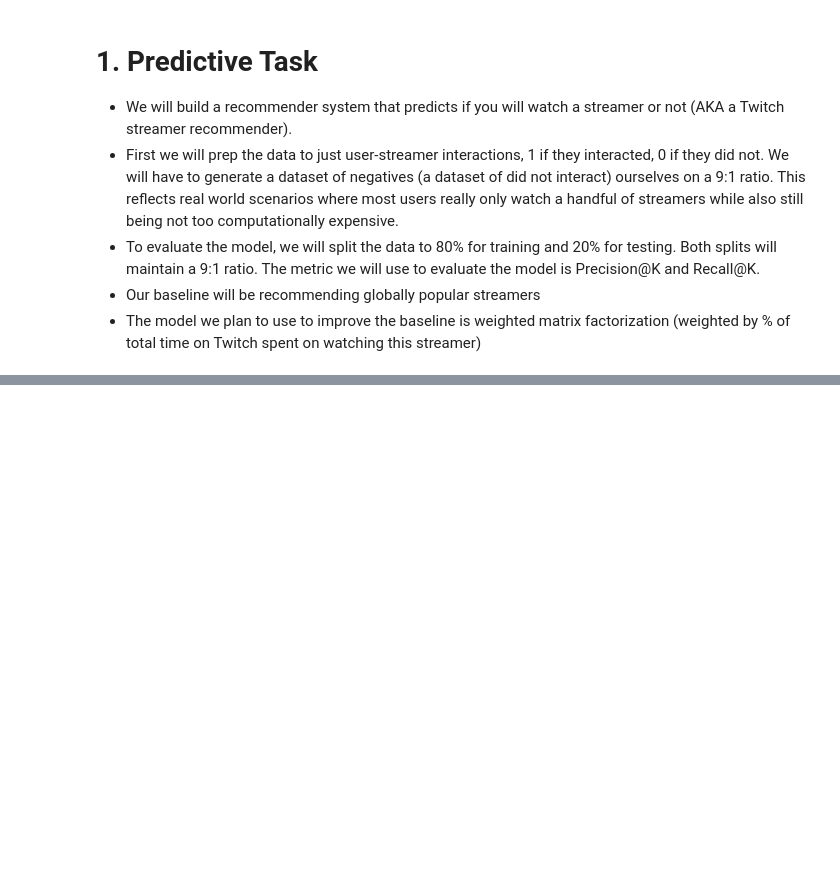
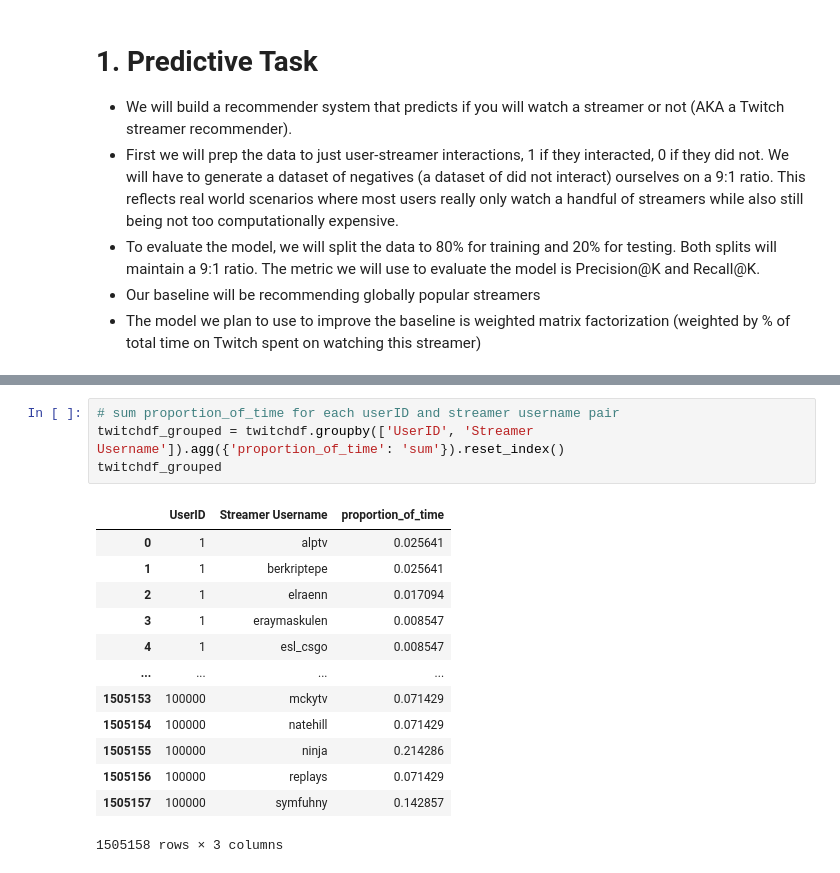
Before and after one commit to vdanielb/twitch-recommender, a Jupyter notebook: main.ipynb, the cells around one changed output, grey strips where cells are left out. Cells and saved outputs as stored; diff of their text form; blank space fills up the shorter version.

```diff
--- a/main.ipynb
+++ b/main.ipynb
@@ -32,0 +48,18 @@ len(twitchdf["Streamer Username"].value_counts())
+# %%
+# sum proportion_of_time for each userID and streamer username pair
+twitchdf_grouped = twitchdf.groupby(['UserID', 'Streamer Username']).agg({'proportion_of_time': 'sum'}).reset_index()
+twitchdf_grouped
+# %% [output]
+|  | UserID | Streamer Username | proportion_of_time |
+| 0 | 1 | alptv | 0.025641 |
+| 1 | 1 | berkriptepe | 0.025641 |
+| 2 | 1 | elraenn | 0.017094 |
+| 3 | 1 | eraymaskulen | 0.008547 |
+| 4 | 1 | esl_csgo | 0.008547 |
+| ... | ... | ... | ... |
+| 1505153 | 100000 | mckytv | 0.071429 |
+| 1505154 | 100000 | natehill | 0.071429 |
+| 1505155 | 100000 | ninja | 0.214286 |
+| 1505156 | 100000 | replays | 0.071429 |
+| 1505157 | 100000 | symfuhny | 0.142857 |
+1505158 rows × 3 columns
```
Also changed, not shown: parts of 1 cell of this notebook.
